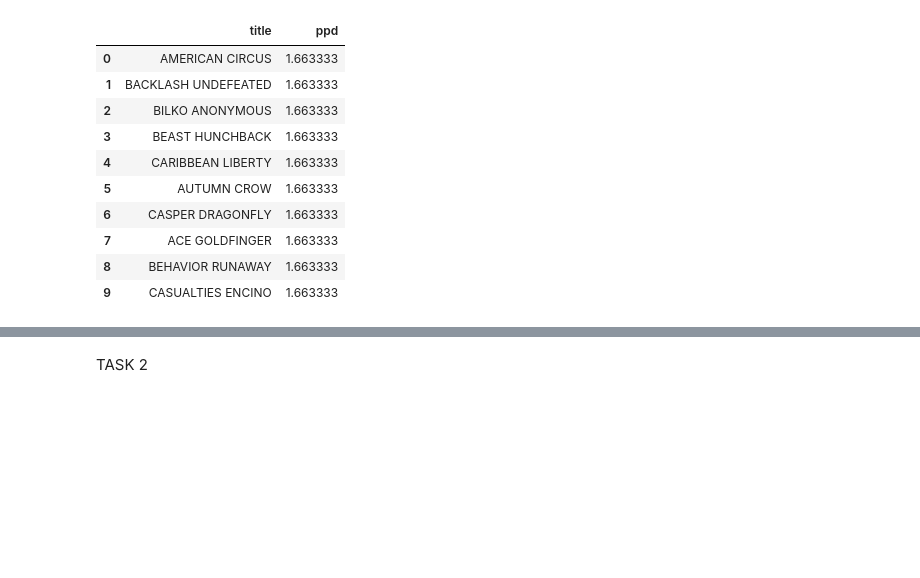
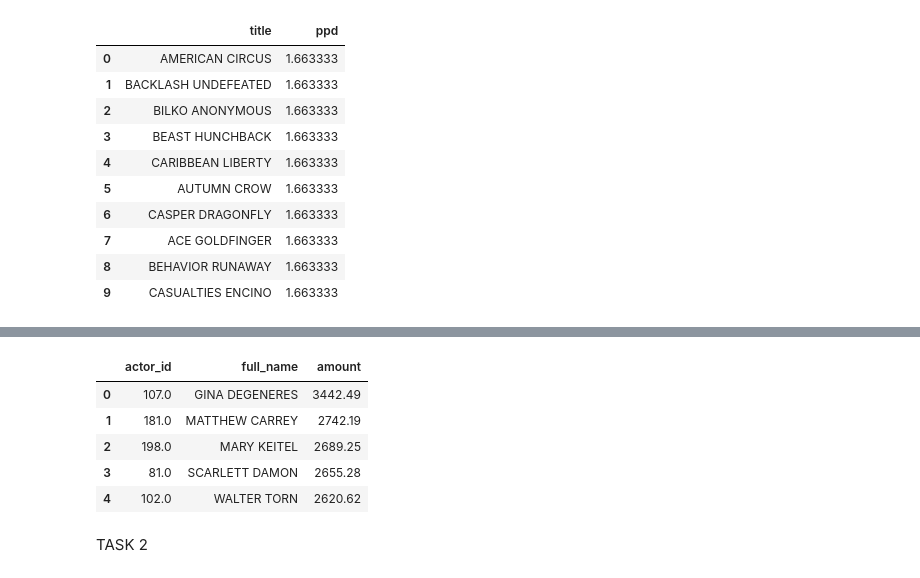
Before and after one commit to karlrydberg-stack/lab_sql_karl_rydberg_de25, a Jupyter notebook: test_sakila.ipynb, the cells around one changed output, grey strips where cells are left out. Drawn from its saved outputs; the diff is of its cells as text; code cells hidden in the pictures; blank space fills up the shorter version.

```diff
--- a/test_sakila.ipynb
+++ b/test_sakila.ipynb
@@ -95,0 +117,24 @@ e
+# %%
+# Which actors might be more lucrative?
+
+lucrative_actors = duckdb.sql("""select
+a.actor_id,
+concat(a.first_name, ' ', a.last_name) as full_name,
+sum(p.amount) as amount
+from actor a
+left join film_actor fa on a.actor_id = fa.actor_id
+left join film f on fa.film_id = f.film_id
+left join inventory i on f.film_id = i.film_id
+left join rental r on i.inventory_id = r.inventory_id
+left join payment p on r.rental_id = p.rental_id
+group by a.actor_id,full_name
+order by amount desc;""").df()
+
+lucrative_actors.head()
+# %% [output]
+|  | actor_id | full_name | amount |
+| 0 | 107.0 | GINA DEGENERES | 3442.49 |
+| 1 | 181.0 | MATTHEW CARREY | 2742.19 |
+| 2 | 198.0 | MARY KEITEL | 2689.25 |
+| 3 | 81.0 | SCARLETT DAMON | 2655.28 |
+| 4 | 102.0 | WALTER TORN | 2620.62 |
```
Also changed, not shown: parts of 4 cells of this notebook, 14 other files.
